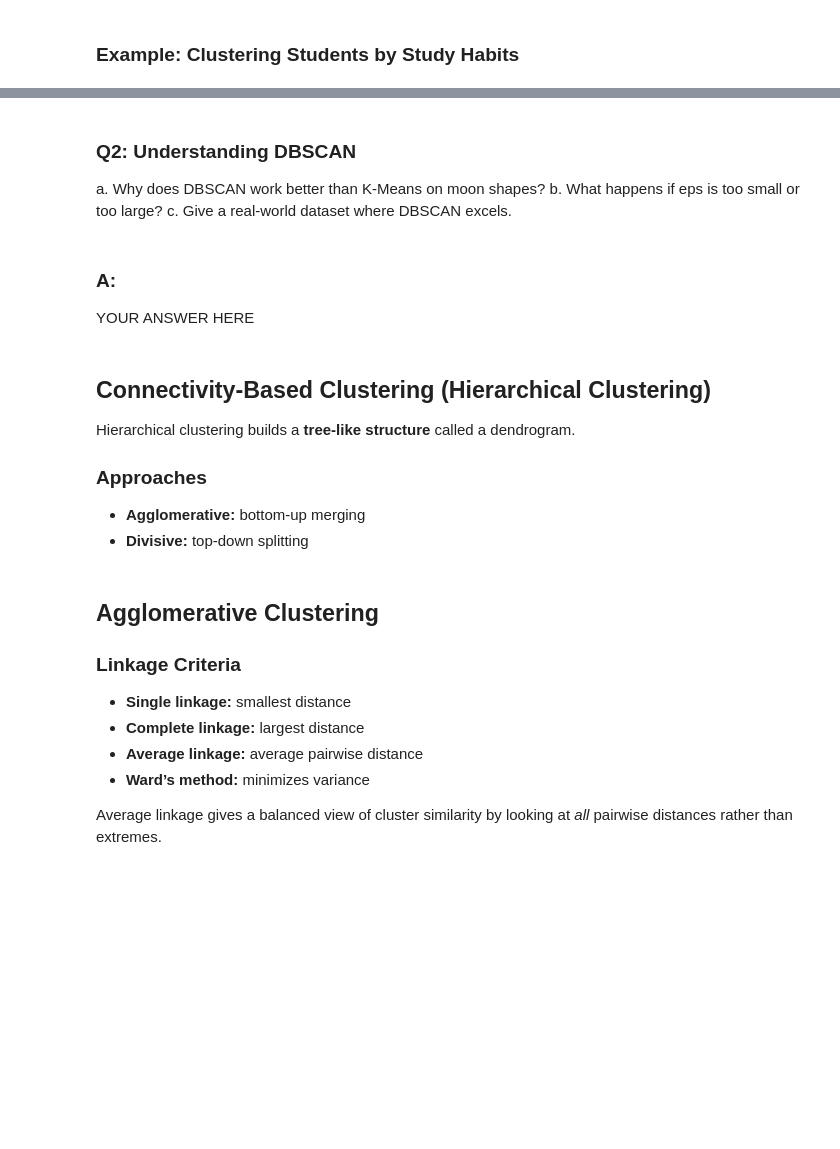
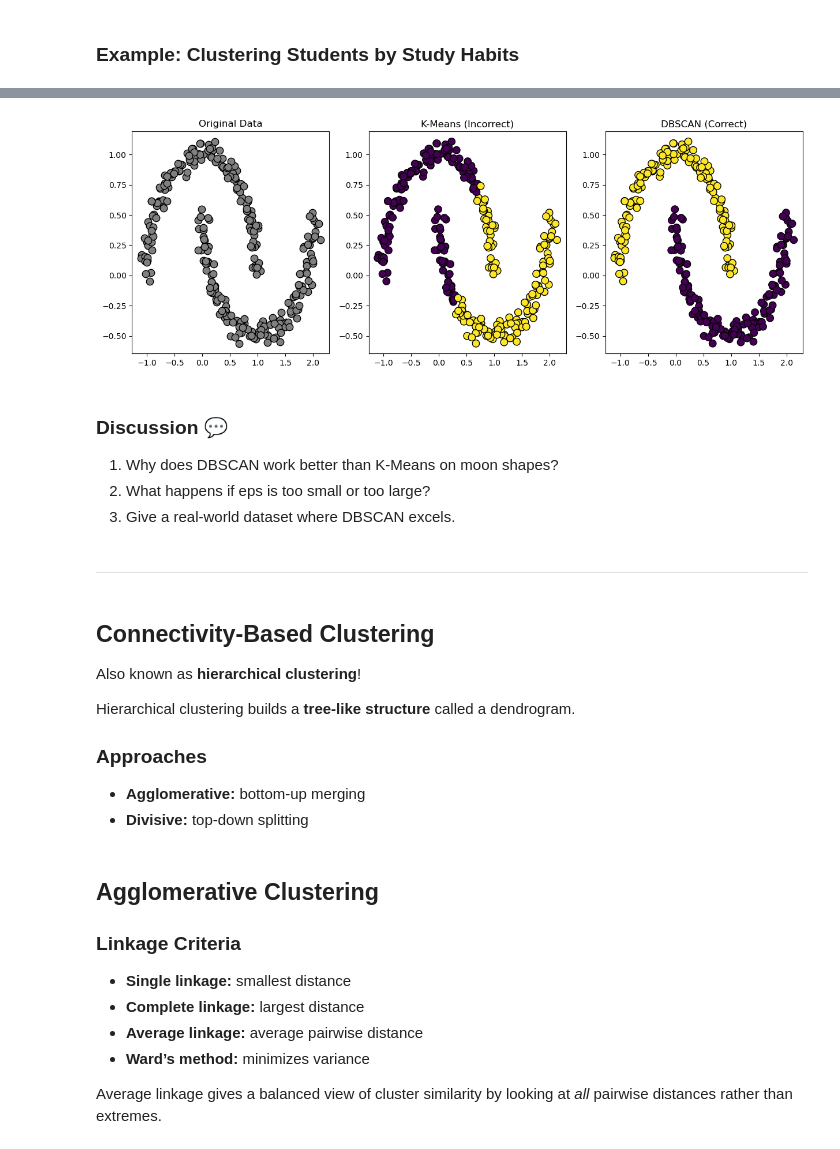
Before and after one commit to willcho5603/bwsi-comp-problem-solving, a Jupyter notebook: mod6_unsupervised_learning/1_types_of_unsupervised_learning.ipynb, the cells around one changed output, grey strips where cells are left out. Saved outputs shown, nothing was run; the diff lists cells and outputs as text; code cells hidden in the pictures; blank space fills up the shorter version.

```diff
--- a/mod6_unsupervised_learning/1_types_of_unsupervised_learning.ipynb
+++ b/mod6_unsupervised_learning/1_types_of_unsupervised_learning.ipynb
@@ -140,32 +149,35 @@ DBSCAN groups points by density rather than distance to centroids.
 # %%
 X_moons, _ = make_moons(n_samples=300, noise=0.05, random_state=42)
 kmeans_moons = KMeans(n_clusters=2, random_state=42)
 labels_kmeans = kmeans_moons.fit_predict(X_moons)
 
 dbscan = DBSCAN(eps=0.2, min_samples=5)
 labels_dbscan = dbscan.fit_predict(X_moons)
 
-fig, axes = plt.subplots(1, 3, figsize=(16, 5))
+fig, axes = plt.subplots(1, 3, figsize=(15, 5))
 axes[0].scatter(X_moons[:, 0], X_moons[:, 1], c='gray', s=80, edgecolors='black')
 axes[0].set_title('Original Data')
 
 axes[1].scatter(X_moons[:, 0], X_moons[:, 1], c=labels_kmeans, cmap='viridis', s=80, edgecolors='black')
 axes[1].set_title('K-Means (Incorrect)')
 
 axes[2].scatter(X_moons[:, 0], X_moons[:, 1], c=labels_dbscan, cmap='viridis', s=80, edgecolors='black')
 axes[2].set_title('DBSCAN (Correct)')
 
 plt.show()
+# %% [output]
+[figure, added]
 # %% [markdown]
-### Q2: Understanding DBSCAN
-a. Why does DBSCAN work better than K-Means on moon shapes?
-b. What happens if eps is too small or too large?
-c. Give a real-world dataset where DBSCAN excels.
+### Discussion 💬
+1. Why does DBSCAN work better than K-Means on moon shapes?
+2. What happens if eps is too small or too large?
+3. Give a real-world dataset where DBSCAN excels.
-# %% [markdown]
-### A:
-YOUR ANSWER HERE
+# %% [markdown]
+----
 # %% [markdown]
-## Connectivity-Based Clustering (Hierarchical Clustering)
+## Connectivity-Based Clustering
+
+Also known as **hierarchical clustering**!
 
 Hierarchical clustering builds a **tree-like structure** called a dendrogram.
 
```
Also changed, not shown: parts of 21 cells of this notebook.
